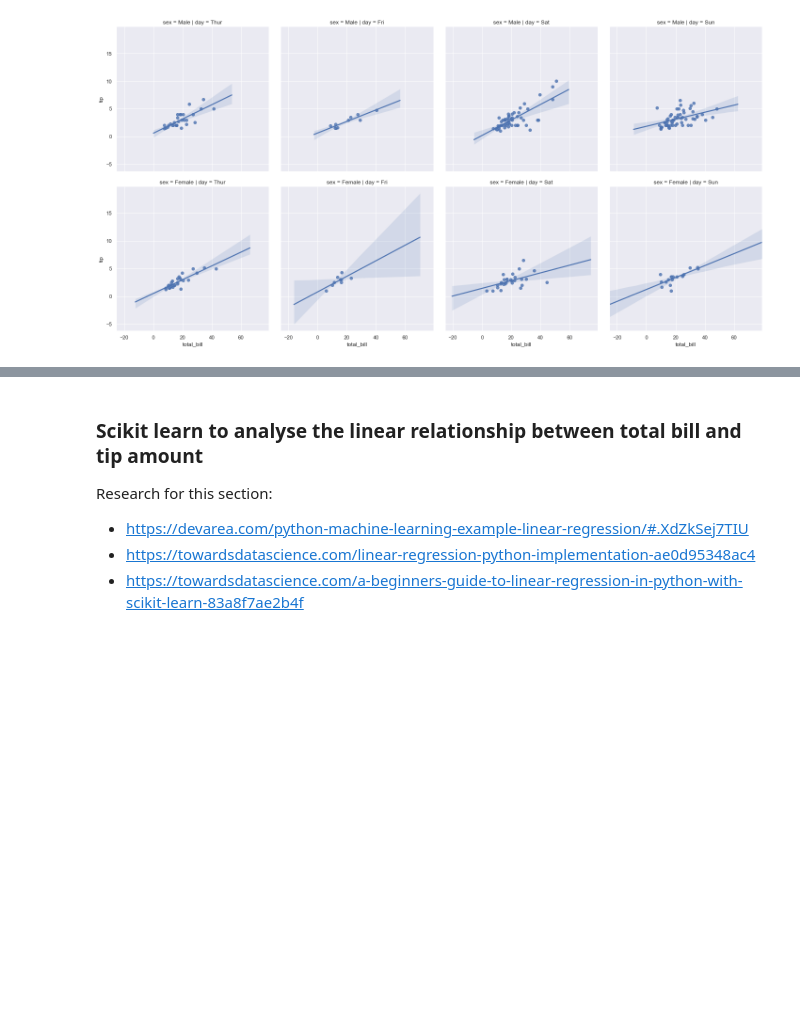
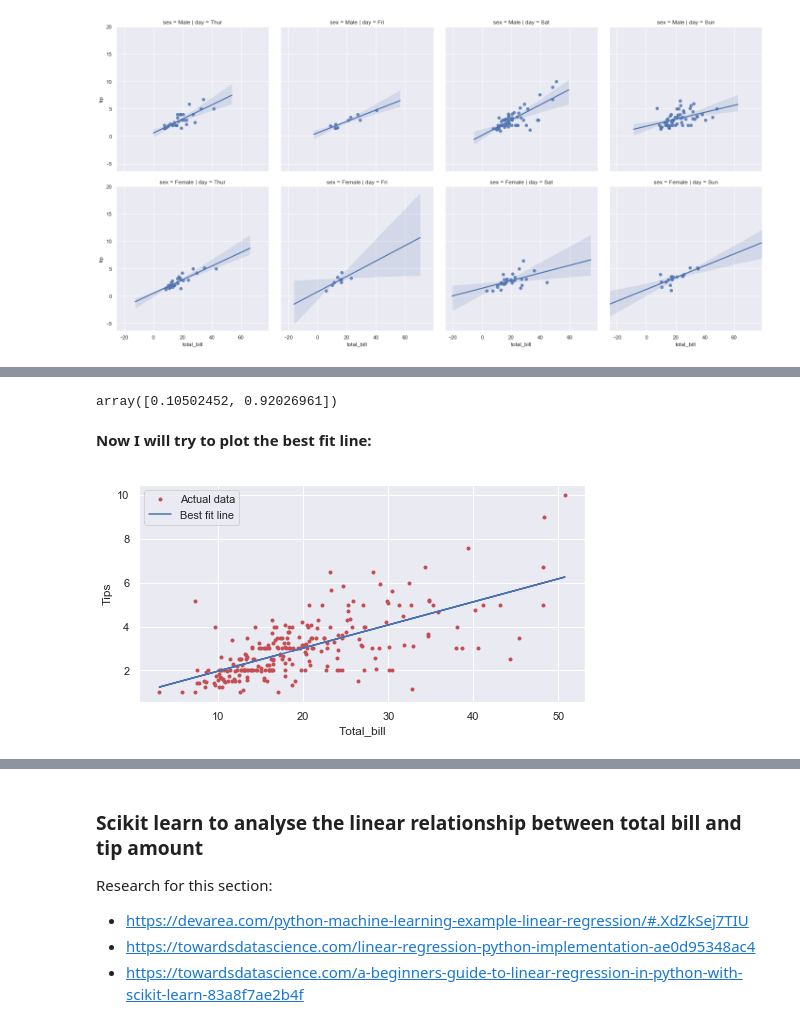
Before and after one commit to johndunne2019/Fundamentals-of-Data-Analysis-Project-2019, a Jupyter notebook: Tips-Dataset.ipynb, the cells around one changed output, grey strips where cells are left out. Cells and saved outputs as stored; diff of their text form; code cells hidden in the pictures; blank space fills up the shorter version.

Commit message:
Simple linear regression - best fit line

```diff
--- a/Tips-Dataset.ipynb
+++ b/Tips-Dataset.ipynb
@@ -1009,0 +1057,22 @@ sns.lmplot(x="total_bill", y="tip", row="sex", col="day", data=tips)
+# %%
+np.polyfit(tips['total_bill'], tips['tip'], 1)
+# numpy.polyfit used to get the slope and y intercept values of the best fit line
+# setting the parameter 1 for a linear model fit
+# %% [output]
+array([0.10502452, 0.92026961])
+# %% [markdown]
+**Now I will try to plot the best fit line:**
+# %%
+plt.plot(tips['total_bill'],  tips['tip'], 'r.', label='Actual data')
+# the actual bill and tip amounts from the data set are plotted in red dots with the label 'Actual data'
+plt.plot(tips['total_bill'], 0.10502452 * tips['total_bill'] + 0.92026961, 'b-', label='Best fit line')
+# the best fit line is plotted using the formula we looked at in the lecture video
+plt.xlabel('Total_bill')
+plt.ylabel('Tips')
+# labels given to x and y labels
+plt.legend()
+# legend will be displayed in the plot
+plt.show()
+# plt.show() to show the plot
+# %% [output]
+[figure, added]
```
Also changed, not shown: parts of 15 cells of this notebook.
